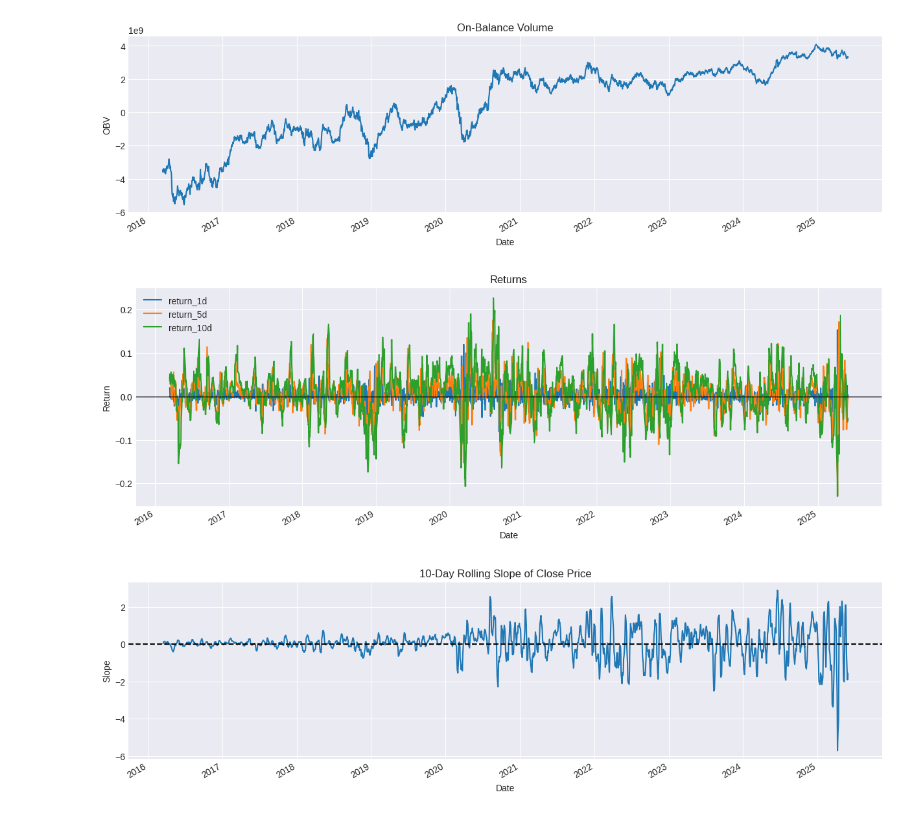
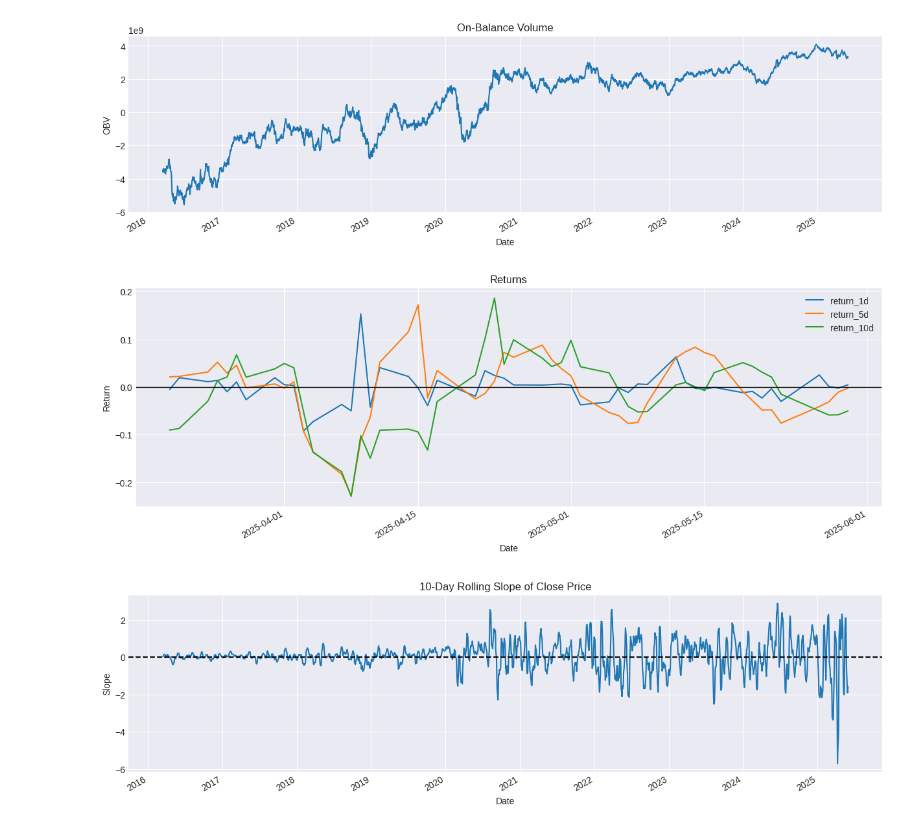
Before and after one commit to HRSMalik/OHLCV-stock-pred, a Jupyter notebook: notebooks/feature_e.ipynb, the cells around one changed output. Cells and saved outputs as stored; diff of their text form; code cells hidden in the pictures.

```diff
--- a/notebooks/feature_e.ipynb
+++ b/notebooks/feature_e.ipynb
@@ -168,12 +168,12 @@ plt.show()
 # %% [output]
 [figure]
 # %%
-df[['return_1d', 'return_5d', 'return_10d']].plot(figsize=(15, 5), title='Returns')
+df[['return_1d', 'return_5d', 'return_10d']].tail(50).plot(figsize=(15, 5), title='Returns')
 plt.axhline(0, color='black', linewidth=1)
 plt.ylabel('Return')
 plt.show()
 # %% [output]
-[figure, old version]
+[figure, new version]
 # %%
 df['slope_10'].plot(figsize=(15, 4), title='10-Day Rolling Slope of Close Price')
 plt.axhline(0, color='black', linestyle='--')
```
Also changed, not shown: parts of 3 cells of this notebook, 2 other files.
